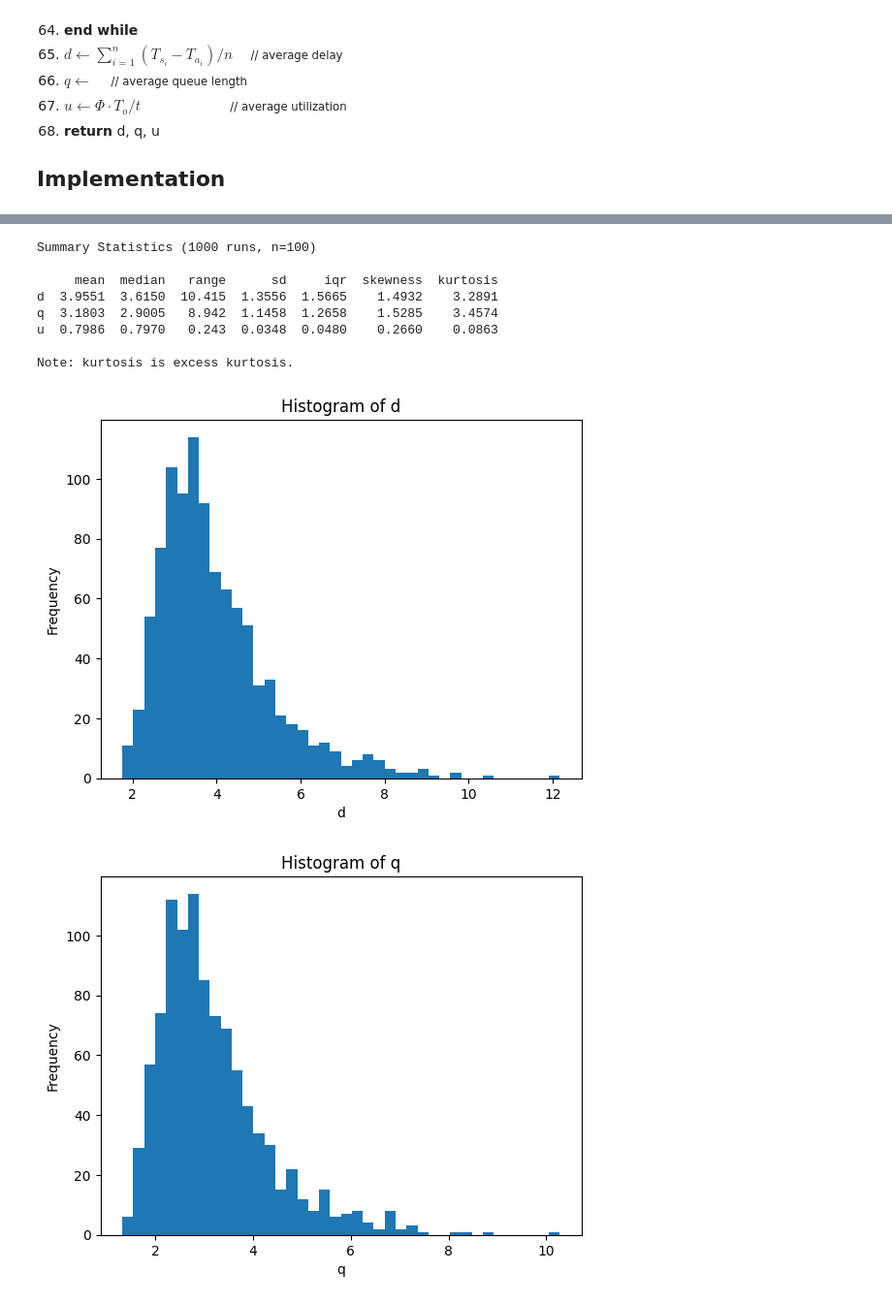
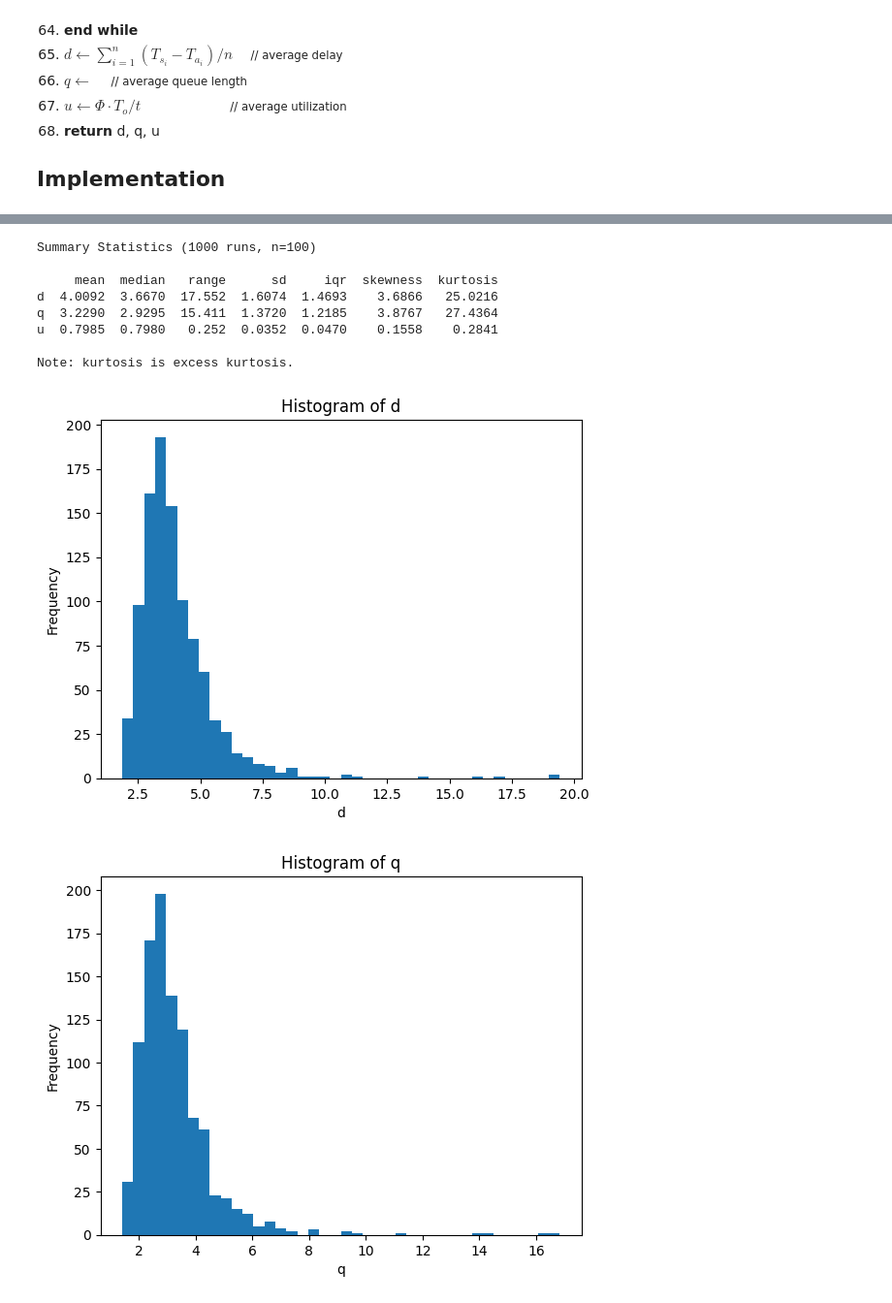
Before and after one commit to anmpahwa/CE5540, a Jupyter notebook: book/content/lecture_32.ipynb, the cells around one changed output, grey strips where cells are left out. Shown at 97% size. Saved outputs shown, nothing was run; the diff lists cells and outputs as text; code cells hidden in the pictures.

```diff
--- a/book/content/lecture_32.ipynb
+++ b/book/content/lecture_32.ipynb
@@ -165,10 +165,10 @@ def ssq(n, A, S, silent=False):
             Z.append(z)
             J.append(j)
             if not silent: print("Service      :     ", " ", "X", i, Q)
-    T = [To[i]-To[i-1] for i in range(1,len(To))]
+    T = [To[i]-To[i-1] for i in range(1,len(To))] + [0.0]
     d = round(sum([Ts[i] - Ta[i] for i in range(n)]) / n, 3)        # average delay
-    q = round(sum([J[i] * T[i] for i in range(len(T))]) / t, 3)     # average queue length  # TODO
-    u = round(sum([Z[i] * T[i] for i in range(len(T))]) / t, 3)     # average utilization   # TODO
+    q = round(sum([J[i] * T[i] for i in range(len(T))]) / t, 3)     # average queue length
+    u = round(sum([Z[i] * T[i] for i in range(len(T))]) / t, 3)     # average utilization
     return d, q, u
 # %%
 # Single Simulation Outcomes
@@ -184,7 +201,7 @@ import numpy as np
 import pandas as pd
 import matplotlib.pyplot as plt
 
-def simulate(sims=1000, n=100, lam=0.8, mu=1.0, seed=42):
+def simulate(sims=1000, n=100, lam=0.8, mu=1.0):
     """
     Run Monte Carlo simulation of SSQ using exponential inter-arrivals and service times.
 
@@ -198,8 +215,6 @@ def simulate(sims=1000, n=100, lam=0.8, mu=1.0, seed=42):
         arrival rate λ
     mu : float
         service rate μ
-    seed : int
-        random seed for reproducibility
 
     Returns
     -------
@@ -207,9 +222,9 @@ def simulate(sims=1000, n=100, lam=0.8, mu=1.0, seed=42):
         Results with columns ['d','q','u']
     """
     # Random simulations
-    rng = random.Random(seed)
     results = []
-    for _ in range(sims):
+    for k in range(sims):
+        rng = random.Random(k)
         # Generate n+5 to avoid indexing issues in ssq
         A = [rng.expovariate(lam) for _ in range(n+5)]
         S = [rng.expovariate(mu) for _ in range(n+5)]
@@ -229,36 +244,36 @@ def describe_series(x: pd.Series):
     kurt = np.mean((arr - mean)**4) / (sd**4) - 3 if sd > 0 else np.nan
     return {
         "mean": mean, "median": median, "range": rng,
         "sd": sd, "iqr": iqr, "skewness": skew, "kurtosis": kurt
     }
 
 def summarize_df(df: pd.DataFrame):
     return pd.DataFrame({col: describe_series(df[col]) for col in df.columns}).T
 
 # Run and visualize
 if __name__ == "__main__":
-    df = simulate(sims=1000, n=1000, lam=0.8, mu=1.0, seed=123)
+    df = simulate(sims=1000, n=1000, lam=0.8, mu=1.0)
     summary = summarize_df(df).round(4)
     print("\nSummary Statistics (1000 runs, n=100)\n")
     print(summary.to_string())
     print("\nNote: kurtosis is excess kurtosis.\n")
 
     # Histograms
     for metric in ["d","q","u"]:
         plt.figure()
         plt.hist(df[metric], bins=40)
         plt.title(f"Histogram of {metric}")
         plt.xlabel(metric)
         plt.ylabel("Frequency")
         plt.show()
 # %% [output]
 Summary Statistics (1000 runs, n=100)
 
      mean  median   range      sd     iqr  skewness  kurtosis
-d  3.9551  3.6150  10.415  1.3556  1.5665    1.4932    3.2891
-q  3.1803  2.9005   8.942  1.1458  1.2658    1.5285    3.4574
-u  0.7986  0.7970   0.243  0.0348  0.0480    0.2660    0.0863
+d  4.0092  3.6670  17.552  1.6074  1.4693    3.6866   25.0216
+q  3.2290  2.9295  15.411  1.3720  1.2185    3.8767   27.4364
+u  0.7985  0.7980   0.252  0.0352  0.0470    0.1558    0.2841
 
 Note: kurtosis is excess kurtosis.
-[figure, old version]
+[figure, new version]
-[figure, old version]
+[figure, new version]
```
Also changed, not shown: parts of 2 cells of this notebook.
